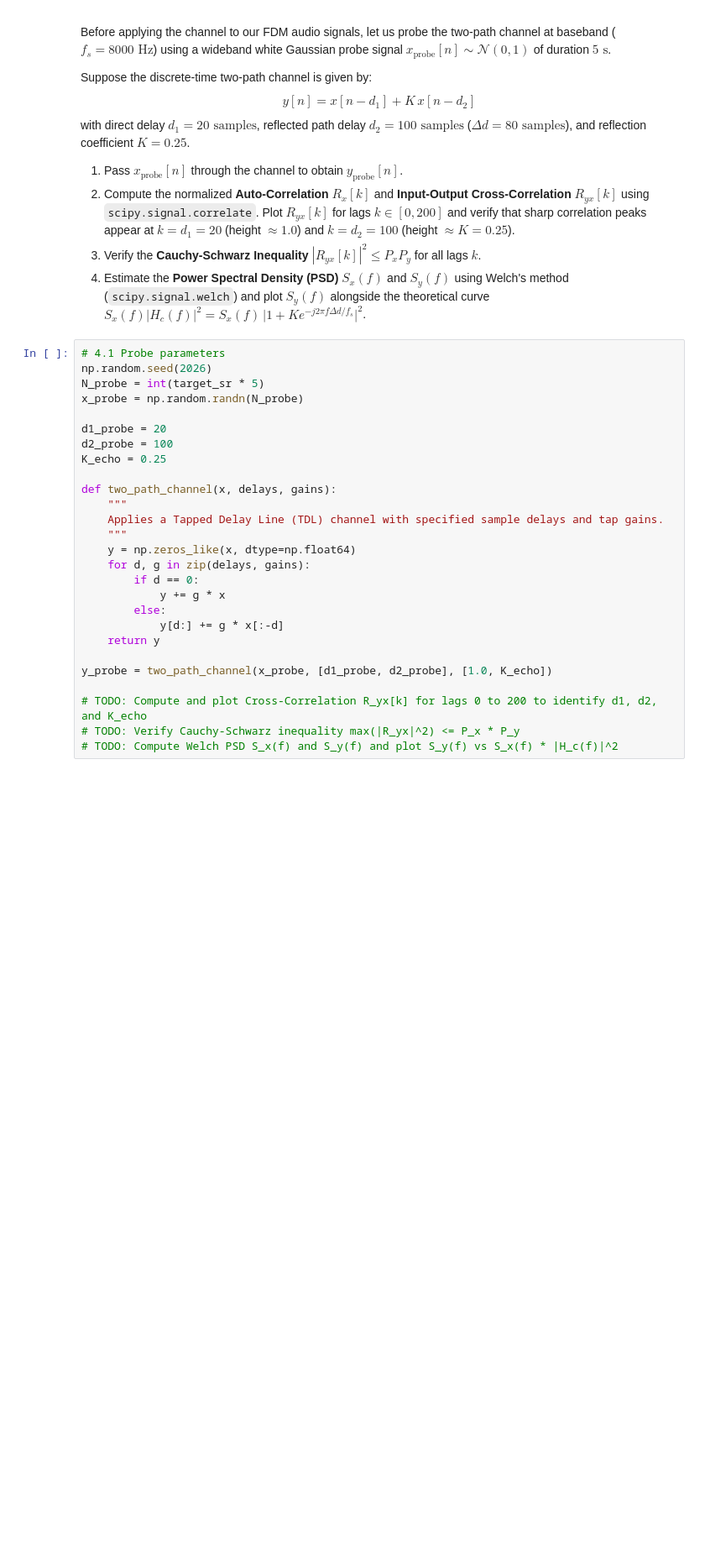
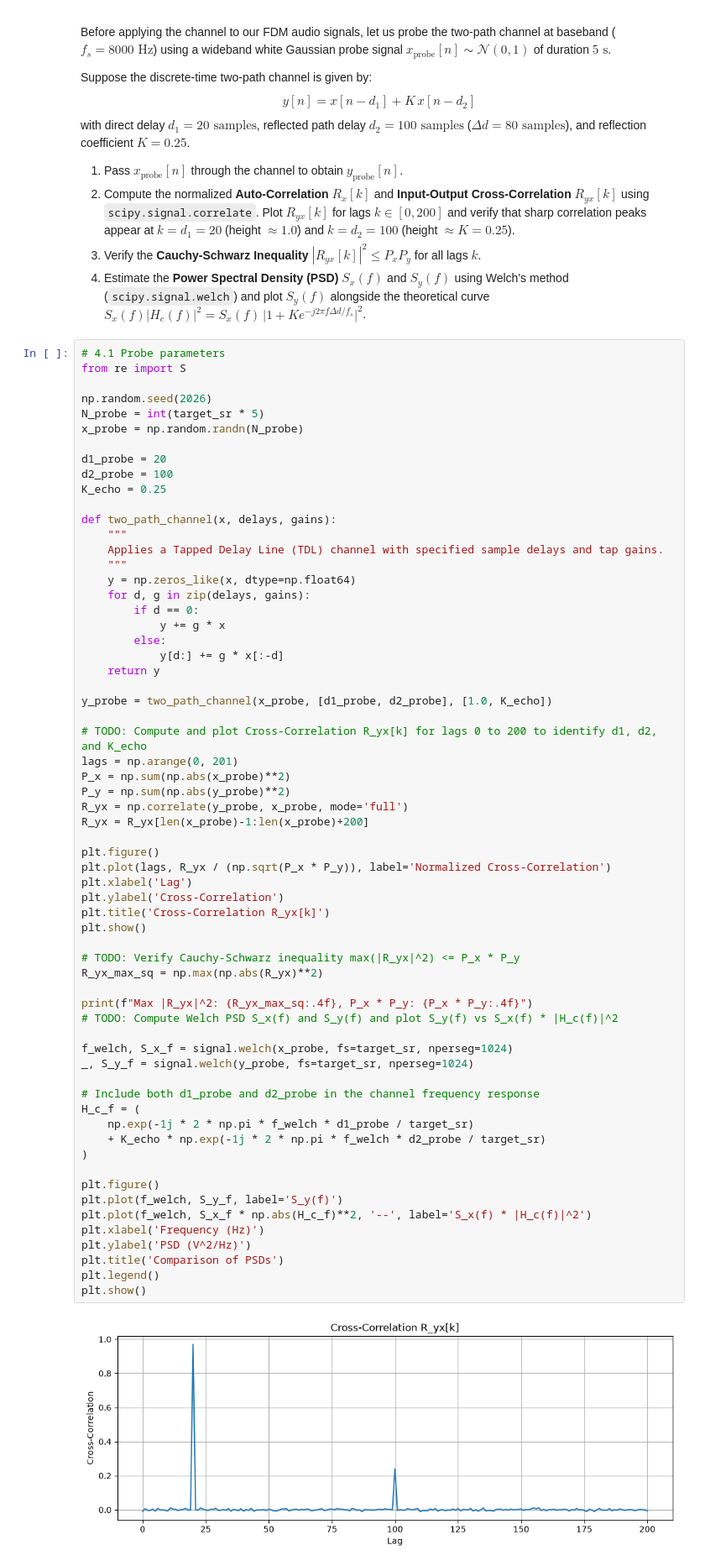
Before and after one commit to AriaFateh/CommunicationSystems-PHW1, a Jupyter notebook: CHW_1.ipynb, the cells around one changed output. Shown at 84% size. Drawn from its saved outputs; the diff is of its cells as text; blank space fills up the shorter version.

```diff
--- a/CHW_1.ipynb
+++ b/CHW_1.ipynb
@@ -622,28 +675,66 @@ with direct delay $d_1 = 20\text{ samples}$, reflected path delay $d_2 = 100\tex
 4. Estimate the **Power Spectral Density (PSD)** $S_x(f)$ and $S_y(f)$ using Welch's method (`scipy.signal.welch`) and plot $S_y(f)$ alongside the theoretical curve $S_x(f)|H_c(f)|^2 = S_x(f)\,\big|1 + K e^{-j2\pi f \Delta d / f_s}\big|^2$.
 # %%
 # 4.1 Probe parameters
+from re import S
+
 np.random.seed(2026)
 N_probe = int(target_sr * 5)
 x_probe = np.random.randn(N_probe)
 
 d1_probe = 20
 d2_probe = 100
 K_echo = 0.25
 
 def two_path_channel(x, delays, gains):
     """
     Applies a Tapped Delay Line (TDL) channel with specified sample delays and tap gains.
     """
     y = np.zeros_like(x, dtype=np.float64)
     for d, g in zip(delays, gains):
         if d == 0:
             y += g * x
         else:
             y[d:] += g * x[:-d]
     return y
 
 y_probe = two_path_channel(x_probe, [d1_probe, d2_probe], [1.0, K_echo])
 
 # TODO: Compute and plot Cross-Correlation R_yx[k] for lags 0 to 200 to identify d1, d2, and K_echo
+lags = np.arange(0, 201)
+P_x = np.sum(np.abs(x_probe)**2)
+P_y = np.sum(np.abs(y_probe)**2)
+R_yx = np.correlate(y_probe, x_probe, mode='full')
+R_yx = R_yx[len(x_probe)-1:len(x_probe)+200]
+
+plt.figure()
+plt.plot(lags, R_yx / (np.sqrt(P_x * P_y)), label='Normalized Cross-Correlation')
+plt.xlabel('Lag')
+plt.ylabel('Cross-Correlation')
+plt.title('Cross-Correlation R_yx[k]')
+plt.show()
+
 # TODO: Verify Cauchy-Schwarz inequality max(|R_yx|^2) <= P_x * P_y
+R_yx_max_sq = np.max(np.abs(R_yx)**2)
+
+print(f"Max |R_yx|^2: {R_yx_max_sq:.4f}, P_x * P_y: {P_x * P_y:.4f}")
 # TODO: Compute Welch PSD S_x(f) and S_y(f) and plot S_y(f) vs S_x(f) * |H_c(f)|^2
+
+f_welch, S_x_f = signal.welch(x_probe, fs=target_sr, nperseg=1024)
+_, S_y_f = signal.welch(y_probe, fs=target_sr, nperseg=1024)
+
+# Include both d1_probe and d2_probe in the channel frequency response
+H_c_f = (
+    np.exp(-1j * 2 * np.pi * f_welch * d1_probe / target_sr)
+    + K_echo * np.exp(-1j * 2 * np.pi * f_welch * d2_probe / target_sr)
+)
+
+plt.figure()
+plt.plot(f_welch, S_y_f, label='S_y(f)')
+plt.plot(f_welch, S_x_f * np.abs(H_c_f)**2, '--', label='S_x(f) * |H_c(f)|^2')
+plt.xlabel('Frequency (Hz)')
+plt.ylabel('PSD (V^2/Hz)')
+plt.title('Comparison of PSDs')
+plt.legend()
+plt.show()
+# %% [output]
+[figure, added]
```
Also changed, not shown: parts of 5 cells of this notebook, 18 other files.
